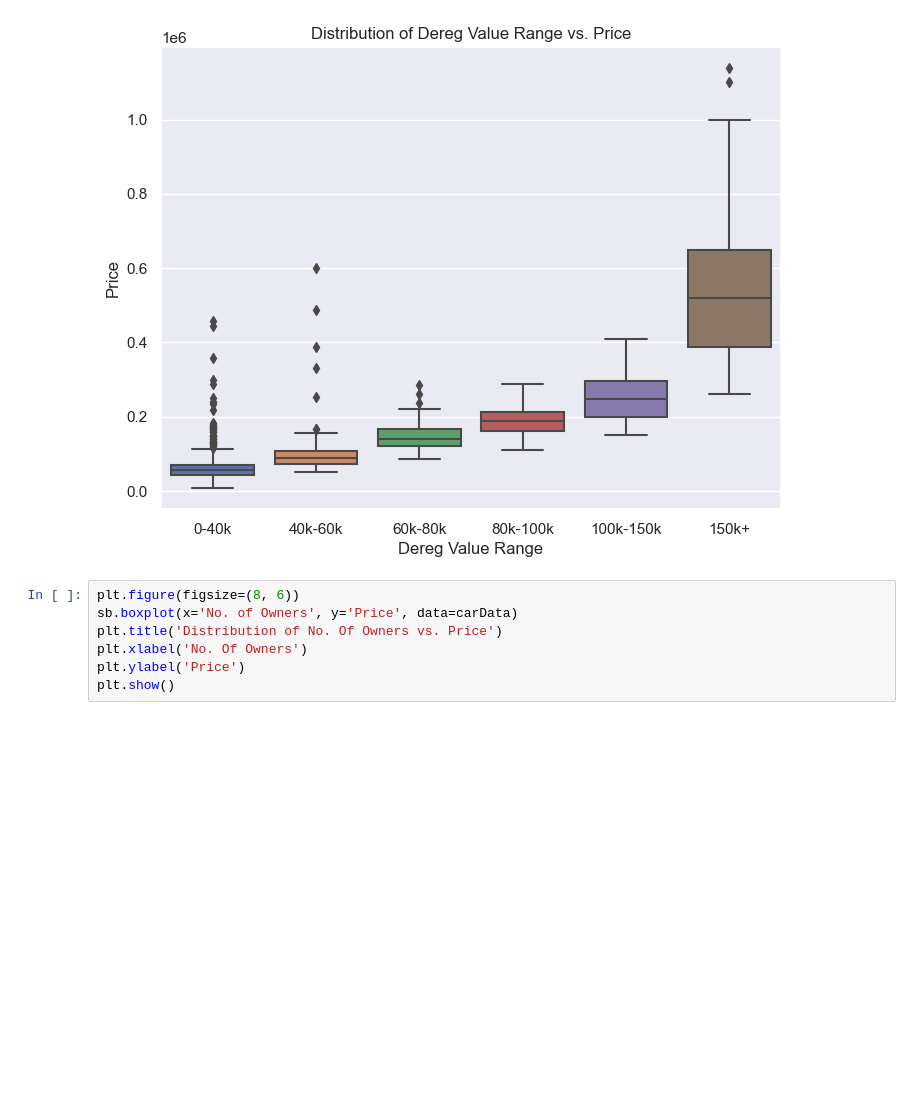
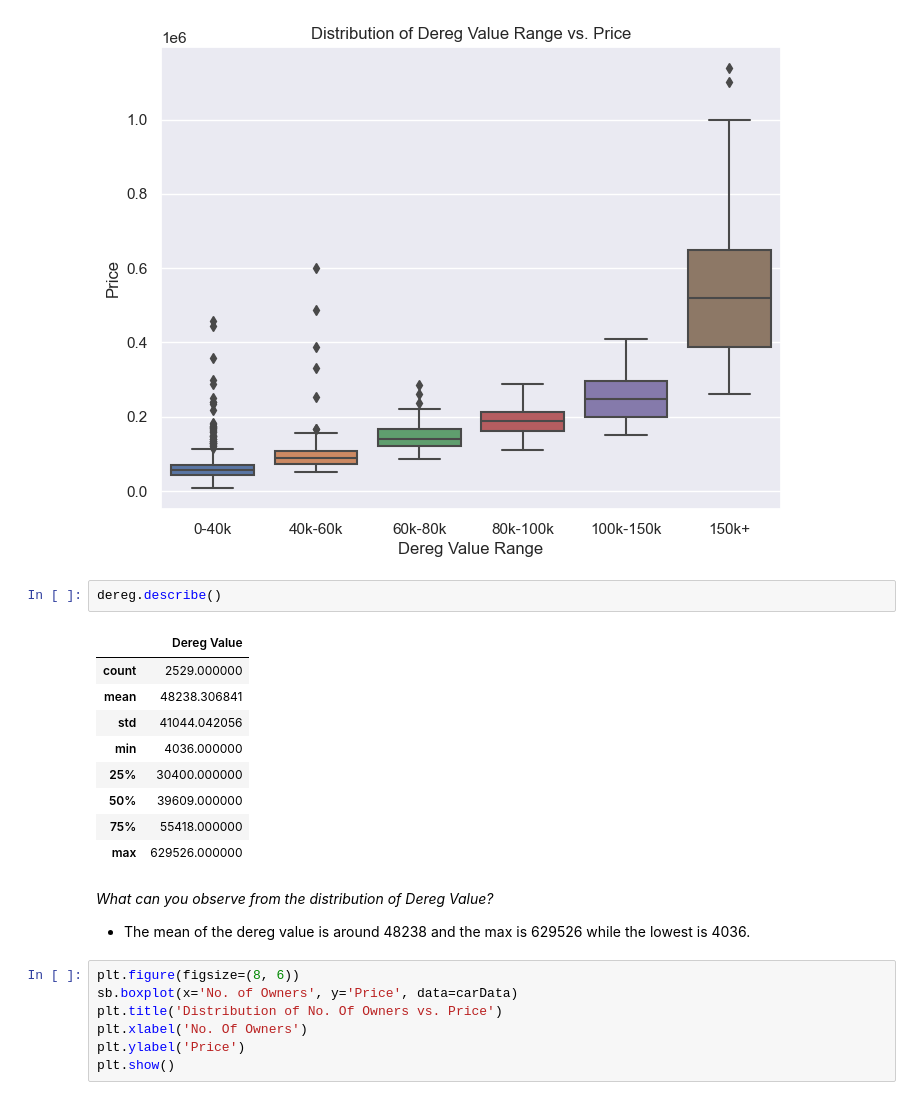
Before and after one commit to Encogt/SC1015-Grp-2, a Jupyter notebook: Main Project Basic Statistics.ipynb, the cells around one changed output. Saved outputs shown, nothing was run; the diff lists cells and outputs as text; blank space fills up the shorter version.

```diff
--- a/Main Project Basic Statistics.ipynb
+++ b/Main Project Basic Statistics.ipynb
@@ -316,6 +373,21 @@ plt.ylabel('Price')
 plt.show()
 # %% [output]
 [figure]
+# %%
+dereg.describe()
+# %% [output]
+|  | Dereg Value |
+| count | 2529.000000 |
+| mean | 48238.306841 |
+| std | 41044.042056 |
+| min | 4036.000000 |
+| 25% | 30400.000000 |
+| 50% | 39609.000000 |
+| 75% | 55418.000000 |
+| max | 629526.000000 |
+# %% [markdown]
+*What can you observe from the distribution of Dereg Value?*
+- The mean of the dereg value is around 48238 and the max is 629526 while the lowest is 4036.
 # %%
 plt.figure(figsize=(8, 6))
 sb.boxplot(x='No. of Owners', y='Price', data=carData)
```
Also changed, not shown: parts of 17 cells of this notebook.
